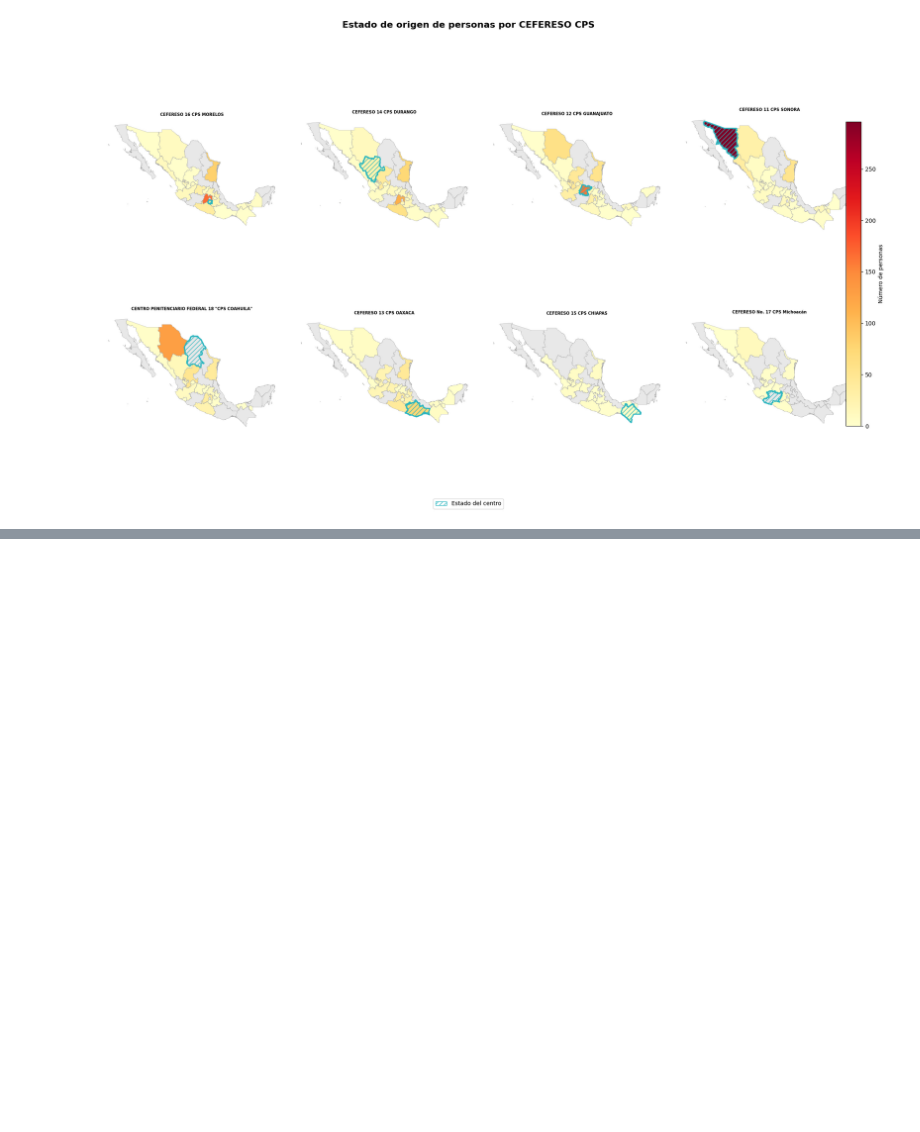
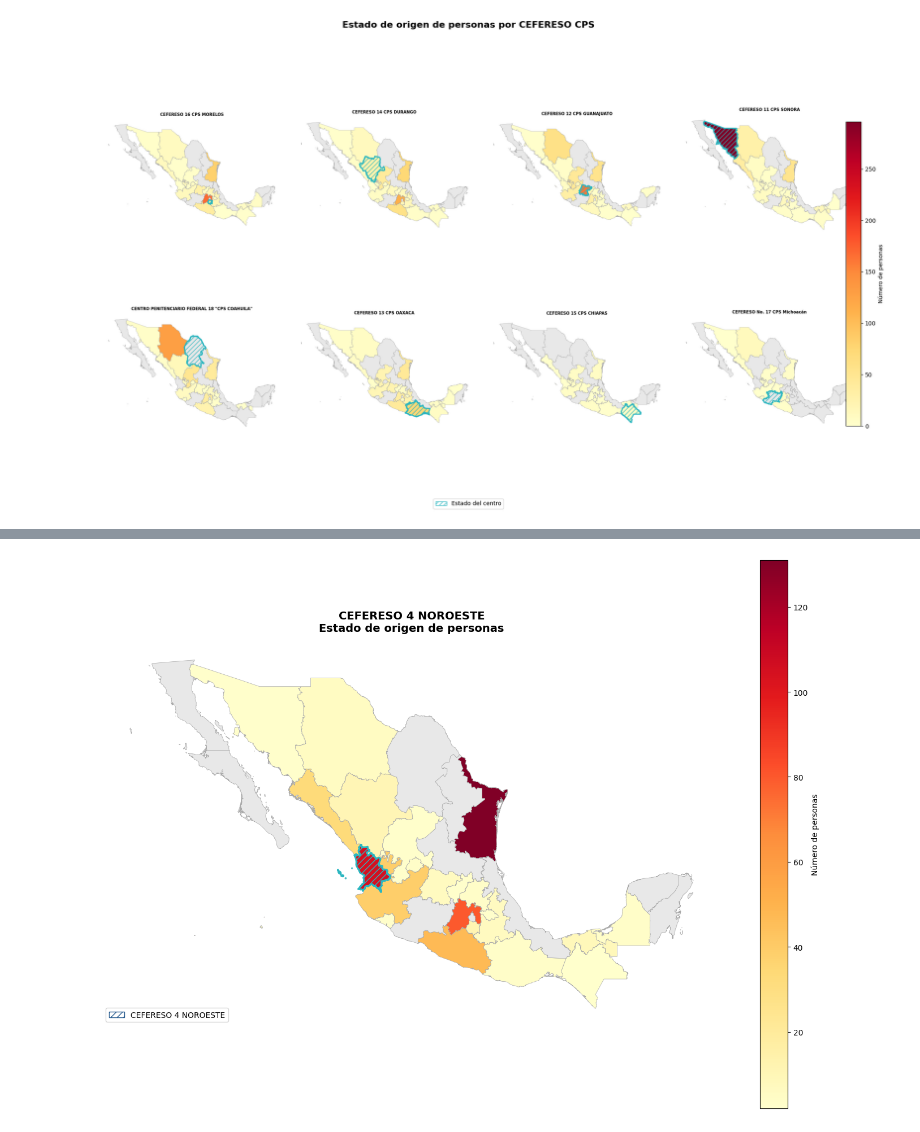
Before and after one commit to kaideuranga/documenta, a Jupyter notebook: exploración de datos ENPOL2021.ipynb, the cells around one changed output, grey strips where cells are left out. Cells and saved outputs as stored; diff of their text form; code cells hidden in the pictures; blank space fills up the shorter version.

```diff
--- a/exploración de datos ENPOL2021.ipynb
+++ b/exploración de datos ENPOL2021.ipynb
@@ -1102,0 +1150,10 @@ plt.show()
+# %%
+df_Nay = (
+    df_federal[df_federal['NOM_INT'] == 'CEFERESO 4 NOROESTE']['P2_1']
+    .map(dic_estados)
+    .value_counts()
+    .reset_index()
+)
+df_Nay.columns = ['NAME_1', 'conteo']
+mapa_Nay = estados.merge(df_Nay, on='NAME_1', how='left')
+df_Nay.head()
@@ -1102,0 +1167,16 @@ plt.show()
+# %%
+fig, ax = plt.subplots(figsize=(14, 10))
+mapa_Nay.plot(ax=ax, column='conteo', cmap='YlOrRd', edgecolor='#aaaaaa',
+    linewidth=0.5, legend=True, missing_kwds={'color': '#e8e8e8'},
+    legend_kwds={'label': 'Número de personas', 'orientation': 'vertical'})
+mapa_Nay[mapa_Nay['NAME_1'] == 'Nayarit'].plot(
+    ax=ax, color='none', edgecolor='#2bb6c0', linewidth=2, hatch='///')
+parche = mpatches.Patch(facecolor='none', edgecolor='#2b5e91', hatch='///', label='CEFERESO 4 NOROESTE')
+ax.legend(handles=[parche], loc='lower left', fontsize=10)
+ax.set_title('CEFERESO 4 NOROESTE\nEstado de origen de personas', fontsize=14, fontweight='bold', pad=14)
+ax.set_axis_off()
+plt.tight_layout()
+#plt.savefig('cefereso_Nayarit.png', dpi=150, bbox_inches='tight')
+plt.show()
+# %% [output]
+[figure, added]
```
Also changed, not shown: parts of 11 cells of this notebook, 10 other files.
